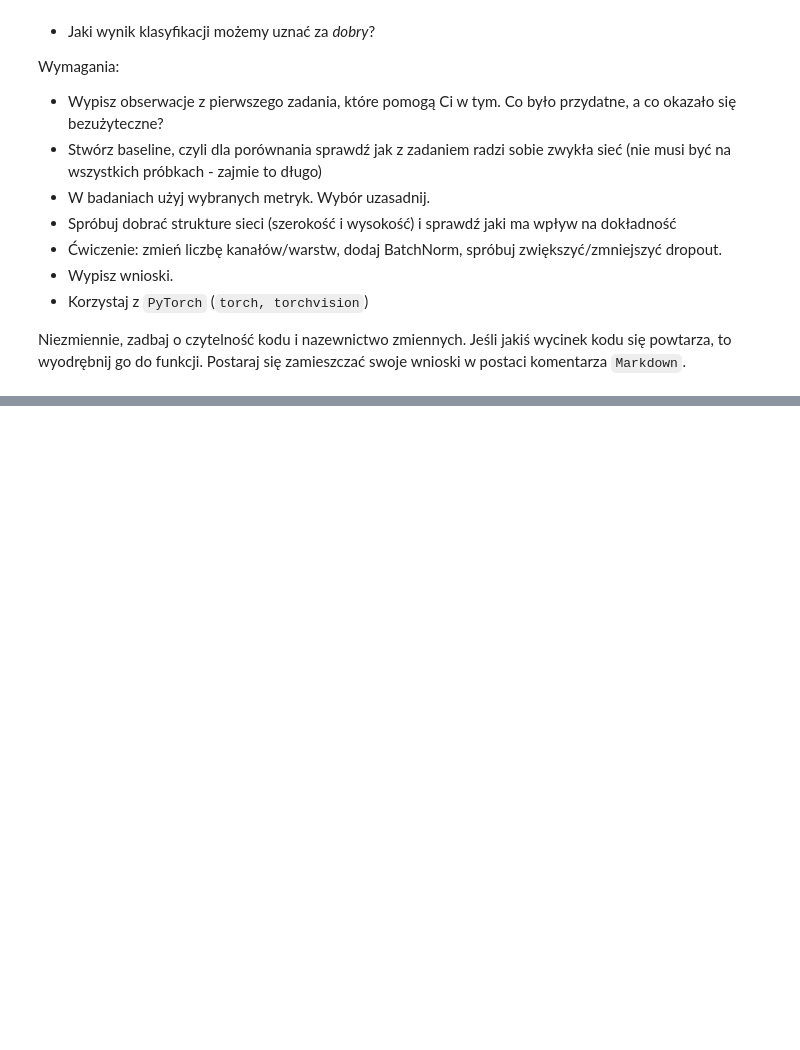
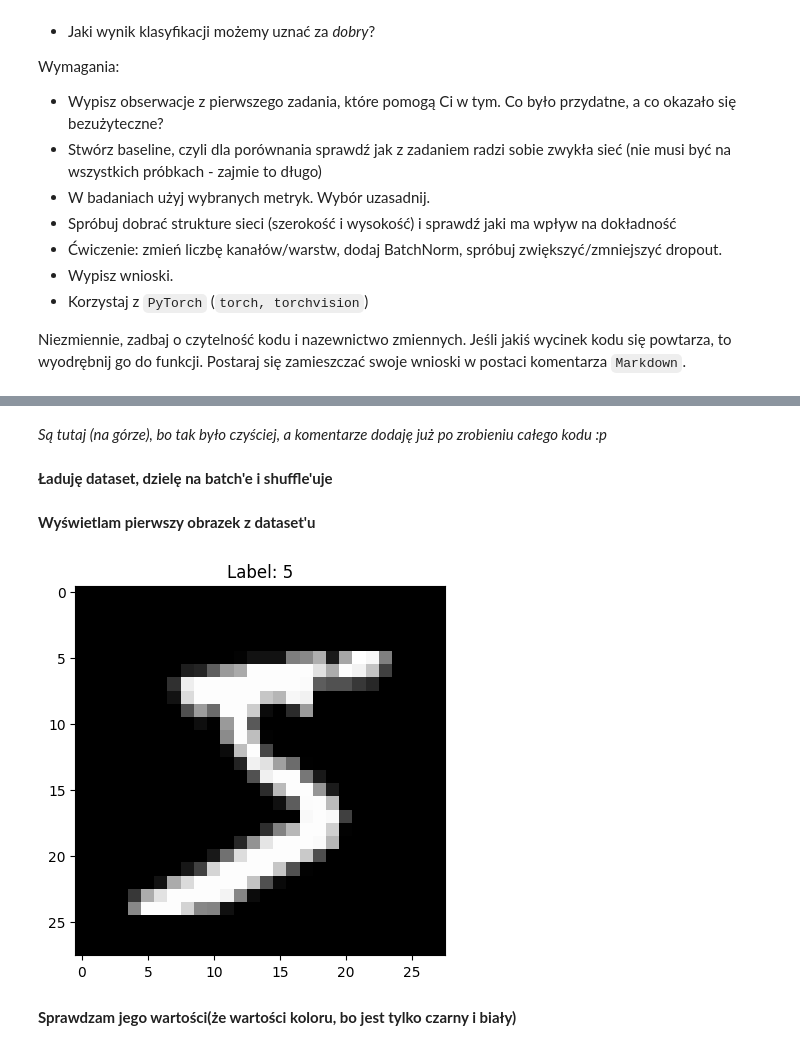
Before and after one commit to Solvro/ml-wakacyjne-wyzwanie-2025, a Jupyter notebook: NN&CV_zadanie.ipynb, the cells around one changed output, grey strips where cells are left out. Cells and saved outputs as stored; diff of their text form; code cells hidden in the pictures; blank space fills up the shorter version.

```diff
--- a/NN&CV_zadanie.ipynb
+++ b/NN&CV_zadanie.ipynb
@@ -332,0 +49,2 @@ Różnica: 0.006000000000000005
+# %% [markdown]
+*Są tutaj (na górze), bo tak było czyściej, a komentarze dodaję już po zrobieniu całego kodu :p*
@@ -332,0 +59,20 @@ Różnica: 0.006000000000000005
+# %% [markdown]
+**Ładuję dataset, dzielę na batch'e i shuffle'uje**
+# %%
+train_dataset = datasets.MNIST(root="dataset/", download=True, train=True, transform=transforms.ToTensor())
+train_loader = DataLoader(dataset=train_dataset, batch_size=batch_size, shuffle=True)
+
+test_dataset = datasets.MNIST(root="dataset/", download=True, train=False, transform=transforms.ToTensor())
+test_loader = DataLoader(dataset=test_dataset, batch_size=batch_size, shuffle=True)
+# %% [markdown]
+**Wyświetlam pierwszy obrazek z dataset'u**
+# %%
+image, label = train_dataset[0]
+
+plt.imshow(image.squeeze(), cmap="gray")
+plt.title(f"Label: {label}")
+plt.show()
+# %% [output]
+[figure, added]
+# %% [markdown]
+**Sprawdzam jego wartości(że wartości koloru, bo jest tylko czarny i biały)**
```
Also changed, not shown: parts of 55 cells of this notebook.
